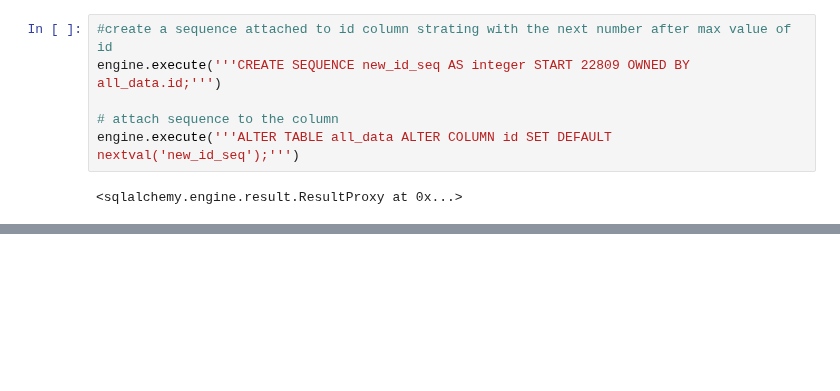
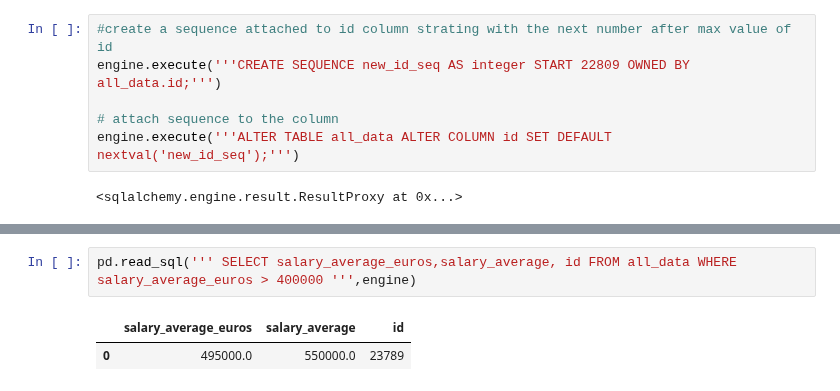
Before and after one commit to jamobe/DataScienceJobs, a Jupyter notebook: SQL/SQLCalls.ipynb, the cells around one changed output, grey strips where cells are left out. Drawn from its saved outputs; the diff is of its cells as text; blank space fills up the shorter version.

```diff
--- a/SQL/SQLCalls.ipynb
+++ b/SQL/SQLCalls.ipynb
@@ -129,0 +166,5 @@ engine.execute('''ALTER TABLE all_data ALTER COLUMN id SET DEFAULT nextval('new_
+# %%
+pd.read_sql(''' SELECT salary_average_euros,salary_average, id FROM all_data WHERE salary_average_euros > 400000 ''',engine)
+# %% [output]
+|  | salary_average_euros | salary_average | id |
+| 0 | 495000.0 | 550000.0 | 23789 |
```
Also changed, not shown: parts of 6 cells of this notebook.
